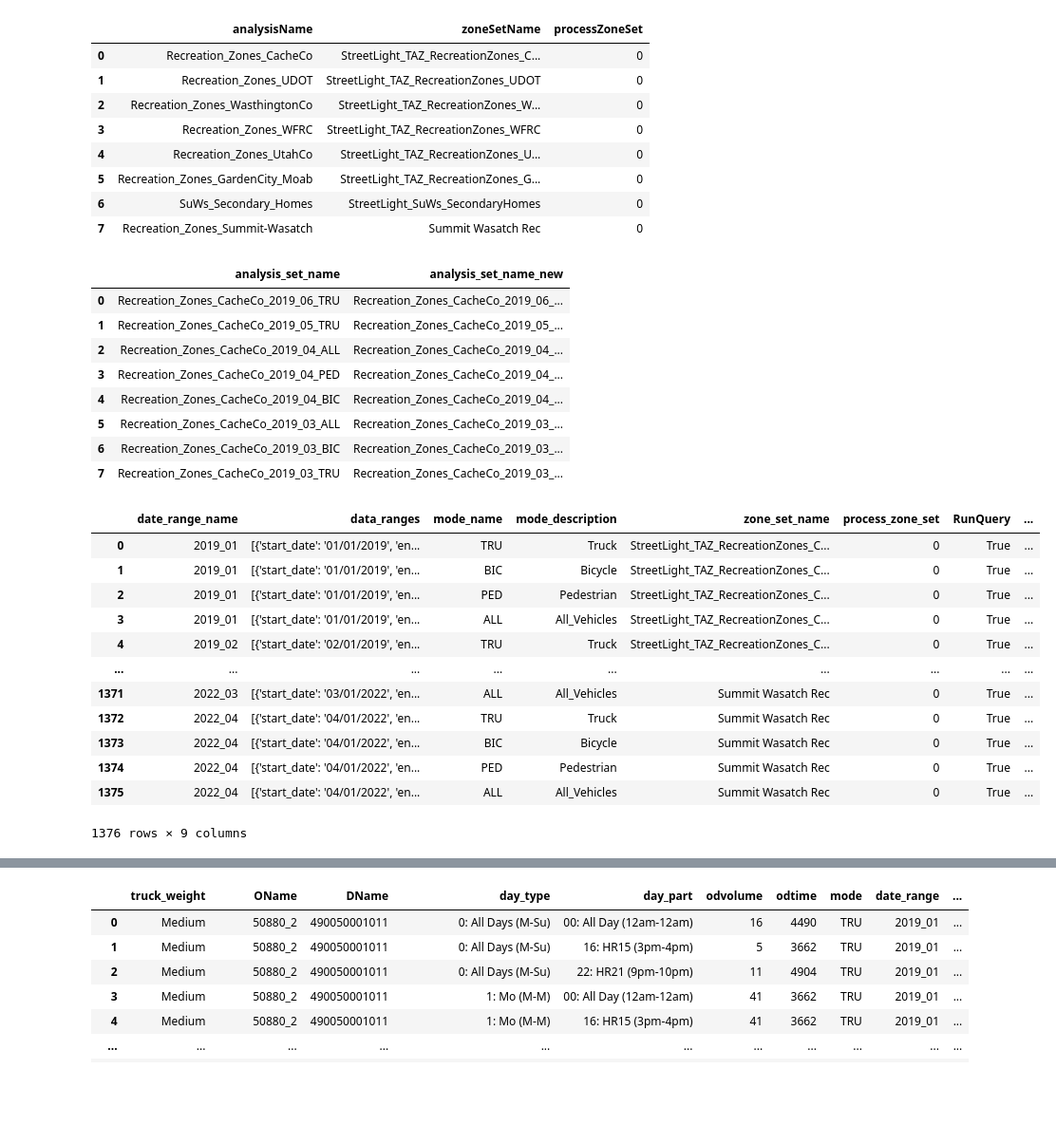
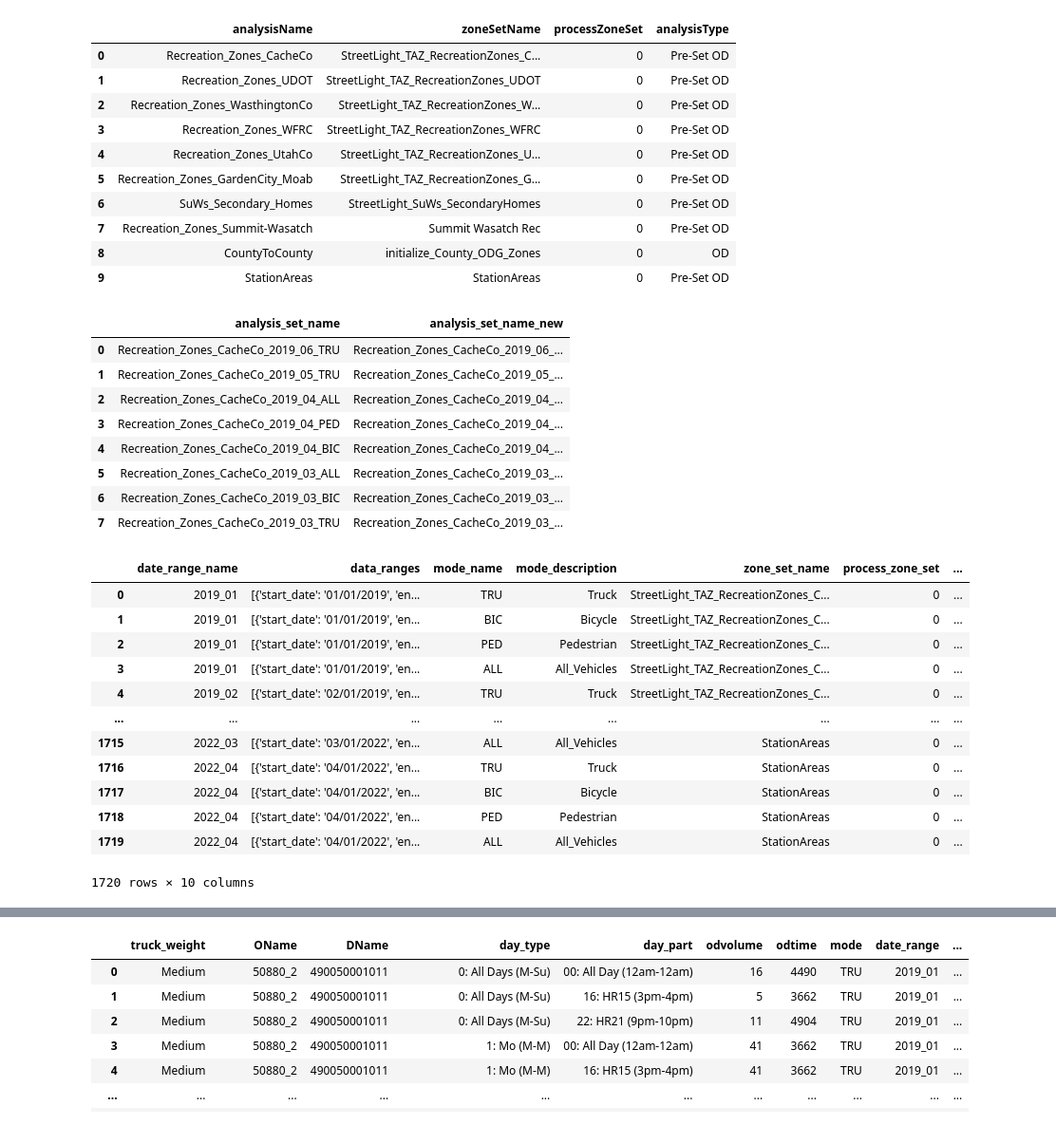
Before and after one commit to WFRCAnalytics/DATA-StreetLight-Insight-API-Custom-Queries, a Jupyter notebook: 1_StreetLight Data.ipynb, the cells around one changed output, grey strips where cells are left out. Shown: that part at 95% size. Saved outputs shown, nothing was run; the diff lists cells and outputs as text; code cells hidden in the pictures; blank space fills up the shorter version.

Commit message:
Add county to county and station areas

```diff
--- a/1_StreetLight Data.ipynb
+++ b/1_StreetLight Data.ipynb
@@ -13,15 +13,17 @@ import time
 import pandas as pd
 # %%
 dfZoneSets = pd.DataFrame([
-    ['Recreation_Zones_CacheCo'        ,'StreetLight_TAZ_RecreationZones_CacheCo'        ,0],
-    ['Recreation_Zones_UDOT'           ,'StreetLight_TAZ_RecreationZones_UDOT'           ,0],
-    ['Recreation_Zones_WasthingtonCo'  ,'StreetLight_TAZ_RecreationZones_WashingtonCo'   ,0],
-    ['Recreation_Zones_WFRC'           ,'StreetLight_TAZ_RecreationZones_WFRC'           ,0],
-    ['Recreation_Zones_UtahCo'         ,'StreetLight_TAZ_RecreationZones_UtahCo'         ,0],
-    ['Recreation_Zones_GardenCity_Moab','StreetLight_TAZ_RecreationZones_GardenCity_Moab',0],
-    ['SuWs_Secondary_Homes'            ,'StreetLight_SuWs_SecondaryHomes'                ,0],
-    ['Recreation_Zones_Summit-Wasatch' ,'Summit Wasatch Rec'                             ,0]
-], columns=(['analysisName','zoneSetName','processZoneSet']))
+    ['Recreation_Zones_CacheCo'        ,'StreetLight_TAZ_RecreationZones_CacheCo'        ,0,'Pre-Set OD'],
+    ['Recreation_Zones_UDOT'           ,'StreetLight_TAZ_RecreationZones_UDOT'           ,0,'Pre-Set OD'],
+    ['Recreation_Zones_WasthingtonCo'  ,'StreetLight_TAZ_RecreationZones_WashingtonCo'   ,0,'Pre-Set OD'],
+    ['Recreation_Zones_WFRC'           ,'StreetLight_TAZ_RecreationZones_WFRC'           ,0,'Pre-Set OD'],
+    ['Recreation_Zones_UtahCo'         ,'StreetLight_TAZ_RecreationZones_UtahCo'         ,0,'Pre-Set OD'],
+    ['Recreation_Zones_GardenCity_Moab','StreetLight_TAZ_RecreationZones_GardenCity_Moab',0,'Pre-Set OD'],
+    ['SuWs_Secondary_Homes'            ,'StreetLight_SuWs_SecondaryHomes'                ,0,'Pre-Set OD'],
+    ['Recreation_Zones_Summit-Wasatch' ,'Summit Wasatch Rec'                             ,0,'Pre-Set OD'],
+    ['CountyToCounty'                  ,'initialize_County_ODG_Zones'                    ,0,'OD'        ],
+    ['StationAreas'                    ,'StationAreas'                                   ,0,'Pre-Set OD']
+], columns=(['analysisName','zoneSetName','processZoneSet','analysisType']))
 display(dfZoneSets)
 
 # dataframe where analysis were corrupted or cancelled so they need to be renamed.
@@ -37,15 +39,17 @@ dfRedo = pd.DataFrame([
 ], columns=(['analysis_set_name','analysis_set_name_new']))
 display(dfRedo)
 # %% [output]
-|  | analysisName | zoneSetName | processZoneSet |
-| 0 | Recreation_Zones_CacheCo | StreetLight_TAZ_RecreationZones_C... | 0 |
-| 1 | Recreation_Zones_UDOT | StreetLight_TAZ_RecreationZones_UDOT | 0 |
-| 2 | Recreation_Zones_WasthingtonCo | StreetLight_TAZ_RecreationZones_W... | 0 |
-| 3 | Recreation_Zones_WFRC | StreetLight_TAZ_RecreationZones_WFRC | 0 |
-| 4 | Recreation_Zones_UtahCo | StreetLight_TAZ_RecreationZones_U... | 0 |
-| 5 | Recreation_Zones_GardenCity_Moab | StreetLight_TAZ_RecreationZones_G... | 0 |
-| 6 | SuWs_Secondary_Homes | StreetLight_SuWs_SecondaryHomes | 0 |
-| 7 | Recreation_Zones_Summit-Wasatch | Summit Wasatch Rec | 0 |
+|  | analysisName | zoneSetName | processZoneSet | analysisType |
+| 0 | Recreation_Zones_CacheCo | StreetLight_TAZ_RecreationZones_C... | 0 | Pre-Set OD |
+| 1 | Recreation_Zones_UDOT | StreetLight_TAZ_RecreationZones_UDOT | 0 | Pre-Set OD |
+| 2 | Recreation_Zones_WasthingtonCo | StreetLight_TAZ_RecreationZones_W... | 0 | Pre-Set OD |
+| 3 | Recreation_Zones_WFRC | StreetLight_TAZ_RecreationZones_WFRC | 0 | Pre-Set OD |
+| 4 | Recreation_Zones_UtahCo | StreetLight_TAZ_RecreationZones_U... | 0 | Pre-Set OD |
+| 5 | Recreation_Zones_GardenCity_Moab | StreetLight_TAZ_RecreationZones_G... | 0 | Pre-Set OD |
+| 6 | SuWs_Secondary_Homes | StreetLight_SuWs_SecondaryHomes | 0 | Pre-Set OD |
+| 7 | Recreation_Zones_Summit-Wasatch | Summit Wasatch Rec | 0 | Pre-Set OD |
+| 8 | CountyToCounty | initialize_County_ODG_Zones | 0 | OD |
+| 9 | StationAreas | StationAreas | 0 | Pre-Set OD |
 |  | analysis_set_name | analysis_set_name_new |
 | 0 | Recreation_Zones_CacheCo_2019_06_TRU | Recreation_Zones_CacheCo_2019_06_... |
 | 1 | Recreation_Zones_CacheCo_2019_05_TRU | Recreation_Zones_CacheCo_2019_05_... |
@@ -137,49 +141,50 @@ for index, row in dfZoneSets.iterrows():
     dfAnalysisSets_ForEachZoneSet['analysis_set_name'] = row['analysisName'  ] + '_' + dfAnalysisSets_ForEachZoneSet['date_range_name'].astype(str) + '_' + dfAnalysisSets_ForEachZoneSet['mode_name'].astype(str)
     dfAnalysisSets_ForEachZoneSet['zone_set_name'    ] = row['zoneSetName'   ]
     dfAnalysisSets_ForEachZoneSet['process_zone_set' ] = row['processZoneSet']
+    dfAnalysisSets_ForEachZoneSet['analysis_type'    ] = row['analysisType'  ]
     dfAnalysisSets = pd.concat([dfAnalysisSets,dfAnalysisSets_ForEachZoneSet])
 
 
 # rail and bus analysis periods only include April, May, September, and October of 2019 and 2020
 for index, row in dfAnalysisSets.iterrows():
     if (row['mode_description']=='Rail' or row['mode_description']=='Bus'):
         if row['date_range_name'] not in ('2019_04','2019_05','2019_09','2019_10','2020_04','2020_05','2020_09','2020_10'):
             dfAnalysisSets.drop(index, inplace=True)
 
 # add analysis toggle
 dfAnalysisSets['RunQuery'] = True
 
 # incorporate redos
 dfAnalysisSets = pd.DataFrame.merge(dfAnalysisSets,dfRedo,on='analysis_set_name', how='left')
 dfAnalysisSets['analysis_set_name_new'].fillna(dfAnalysisSets['analysis_set_name'], inplace=True)
 dfAnalysisSets.drop(columns=('analysis_set_name'), inplace=True)
 dfAnalysisSets.rename(columns=({'analysis_set_name_new':'analysis_set_name'}), inplace=True)
 
 # export csv
 dfAnalysisSets.drop(columns=(['process_zone_set','RunQuery'])).to_csv('output\\_analysis_sets.csv',index=False)
 
 # create download toggle
 dfAnalysisSets['DataImported'] = False
 
 display(dfAnalysisSets)
 
 def print_response(response):
     print("response code: {}".format(response.status_code))
     print("response body: {}".format(response.content))
 # %% [output]
-|  | date_range_name | data_ranges | mode_name | mode_description | zone_set_name | process_zone_set | RunQuery | ... |
-| 0 | 2019_01 | [{'start_date': '01/01/2019', 'en... | TRU | Truck | StreetLight_TAZ_RecreationZones_C... | 0 | True | ... |
-| 1 | 2019_01 | [{'start_date': '01/01/2019', 'en... | BIC | Bicycle | StreetLight_TAZ_RecreationZones_C... | 0 | True | ... |
-| 2 | 2019_01 | [{'start_date': '01/01/2019', 'en... | PED | Pedestrian | StreetLight_TAZ_RecreationZones_C... | 0 | True | ... |
-| 3 | 2019_01 | [{'start_date': '01/01/2019', 'en... | ALL | All_Vehicles | StreetLight_TAZ_RecreationZones_C... | 0 | True | ... |
-| 4 | 2019_02 | [{'start_date': '02/01/2019', 'en... | TRU | Truck | StreetLight_TAZ_RecreationZones_C... | 0 | True | ... |
-| ... | ... | ... | ... | ... | ... | ... | ... | ... |
-| 1371 | 2022_03 | [{'start_date': '03/01/2022', 'en... | ALL | All_Vehicles | Summit Wasatch Rec | 0 | True | ... |
-| 1372 | 2022_04 | [{'start_date': '04/01/2022', 'en... | TRU | Truck | Summit Wasatch Rec | 0 | True | ... |
-| 1373 | 2022_04 | [{'start_date': '04/01/2022', 'en... | BIC | Bicycle | Summit Wasatch Rec | 0 | True | ... |
-| 1374 | 2022_04 | [{'start_date': '04/01/2022', 'en... | PED | Pedestrian | Summit Wasatch Rec | 0 | True | ... |
-| 1375 | 2022_04 | [{'start_date': '04/01/2022', 'en... | ALL | All_Vehicles | Summit Wasatch Rec | 0 | True | ... |
+|  | date_range_name | data_ranges | mode_name | mode_description | zone_set_name | process_zone_set | ... |
+| 0 | 2019_01 | [{'start_date': '01/01/2019', 'en... | TRU | Truck | StreetLight_TAZ_RecreationZones_C... | 0 | ... |
+| 1 | 2019_01 | [{'start_date': '01/01/2019', 'en... | BIC | Bicycle | StreetLight_TAZ_RecreationZones_C... | 0 | ... |
+| 2 | 2019_01 | [{'start_date': '01/01/2019', 'en... | PED | Pedestrian | StreetLight_TAZ_RecreationZones_C... | 0 | ... |
+| 3 | 2019_01 | [{'start_date': '01/01/2019', 'en... | ALL | All_Vehicles | StreetLight_TAZ_RecreationZones_C... | 0 | ... |
+| 4 | 2019_02 | [{'start_date': '02/01/2019', 'en... | TRU | Truck | StreetLight_TAZ_RecreationZones_C... | 0 | ... |
+| ... | ... | ... | ... | ... | ... | ... | ... |
+| 1715 | 2022_03 | [{'start_date': '03/01/2022', 'en... | ALL | All_Vehicles | StationAreas | 0 | ... |
+| 1716 | 2022_04 | [{'start_date': '04/01/2022', 'en... | TRU | Truck | StationAreas | 0 | ... |
+| 1717 | 2022_04 | [{'start_date': '04/01/2022', 'en... | BIC | Bicycle | StationAreas | 0 | ... |
+| 1718 | 2022_04 | [{'start_date': '04/01/2022', 'en... | PED | Pedestrian | StationAreas | 0 | ... |
+| 1719 | 2022_04 | [{'start_date': '04/01/2022', 'en... | ALL | All_Vehicles | StationAreas | 0 | ... |
-1376 rows × 9 columns
+1720 rows × 10 columns
 # %%
 dfAnalysisSets_ForEachZoneSet
 # %% [output]
```
Also changed, not shown: parts of 4 cells of this notebook, 1 other file.
